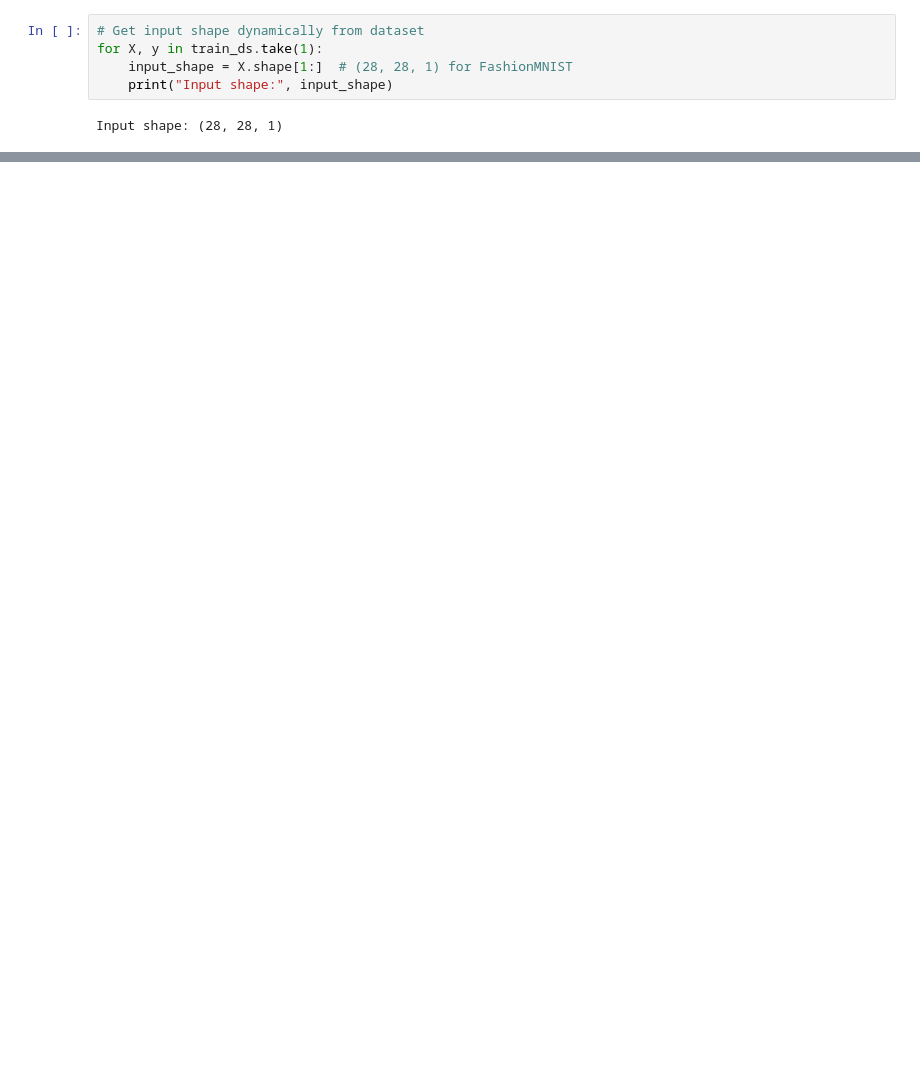
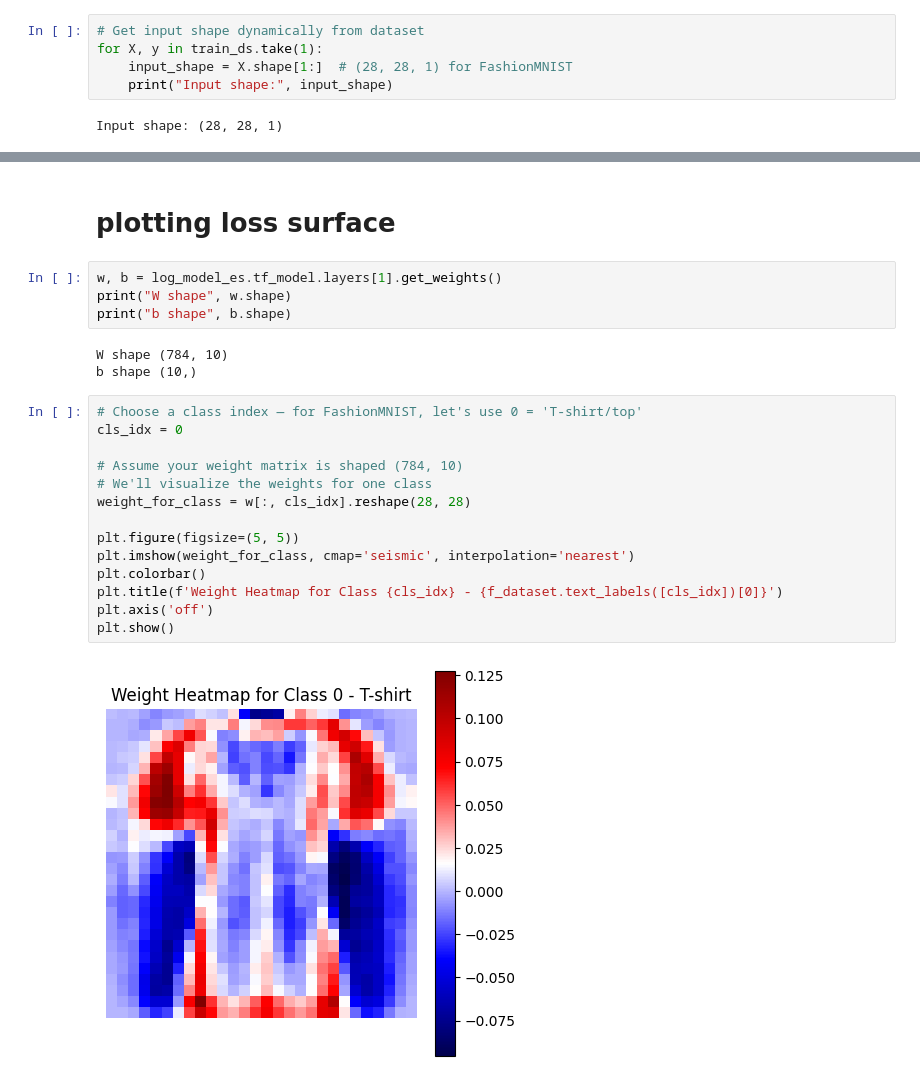
Before and after one commit to Salekin-13/intro-to-ml-basics, a Jupyter notebook: test_book.ipynb, the cells around one changed output, grey strips where cells are left out. Drawn from its saved outputs; the diff is of its cells as text; blank space fills up the shorter version.

```diff
--- a/test_book.ipynb
+++ b/test_book.ipynb
@@ -204,0 +319,25 @@ Train accuracy: 0.8766
+# %% [markdown]
+# plotting loss surface
+# %%
+w, b = log_model_es.tf_model.layers[1].get_weights()
+print("W shape", w.shape)
+print("b shape", b.shape)
+# %% [output]
+W shape (784, 10)
+b shape (10,)
+# %%
+# Choose a class index — for FashionMNIST, let's use 0 = 'T-shirt/top'
+cls_idx = 0
+
+# Assume your weight matrix is shaped (784, 10)
+# We'll visualize the weights for one class
+weight_for_class = w[:, cls_idx].reshape(28, 28)
+
+plt.figure(figsize=(5, 5))
+plt.imshow(weight_for_class, cmap='seismic', interpolation='nearest')
+plt.colorbar()
+plt.title(f'Weight Heatmap for Class {cls_idx} - {f_dataset.text_labels([cls_idx])[0]}')
+plt.axis('off')
+plt.show()
+# %% [output]
+[figure, added]
```
Also changed, not shown: parts of 40 cells of this notebook, 3 other files.
